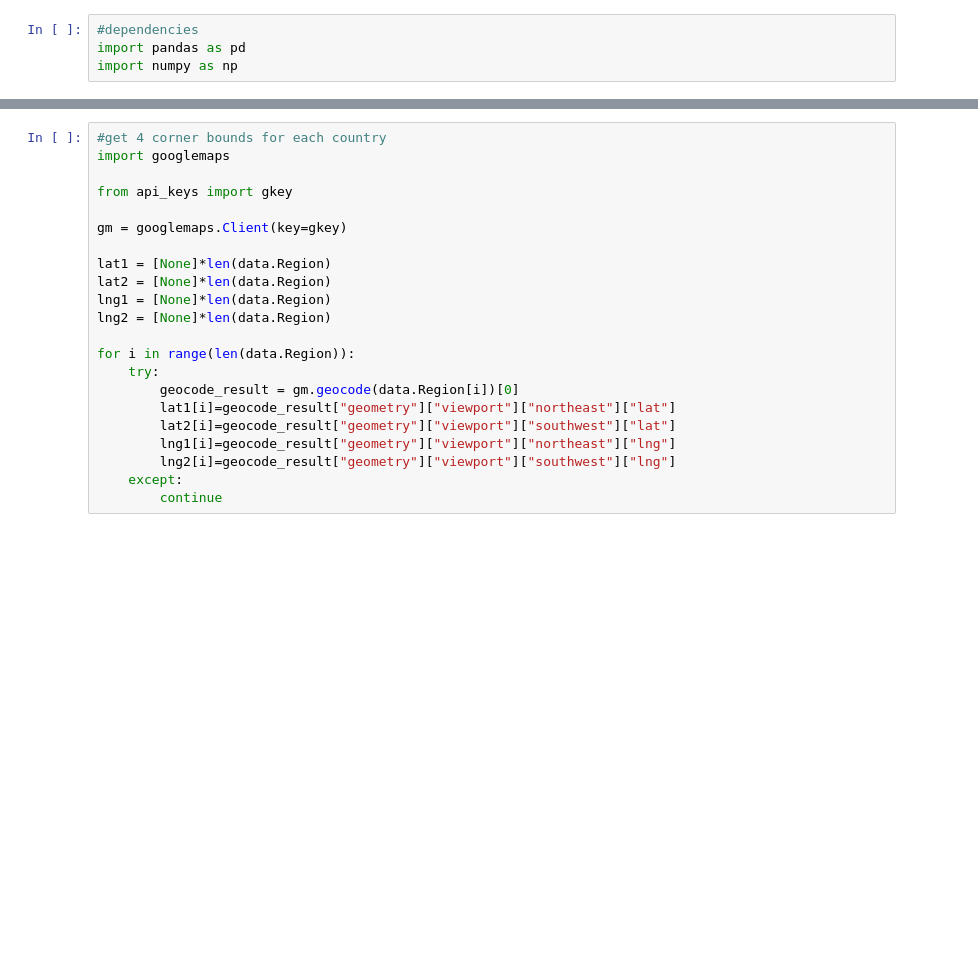
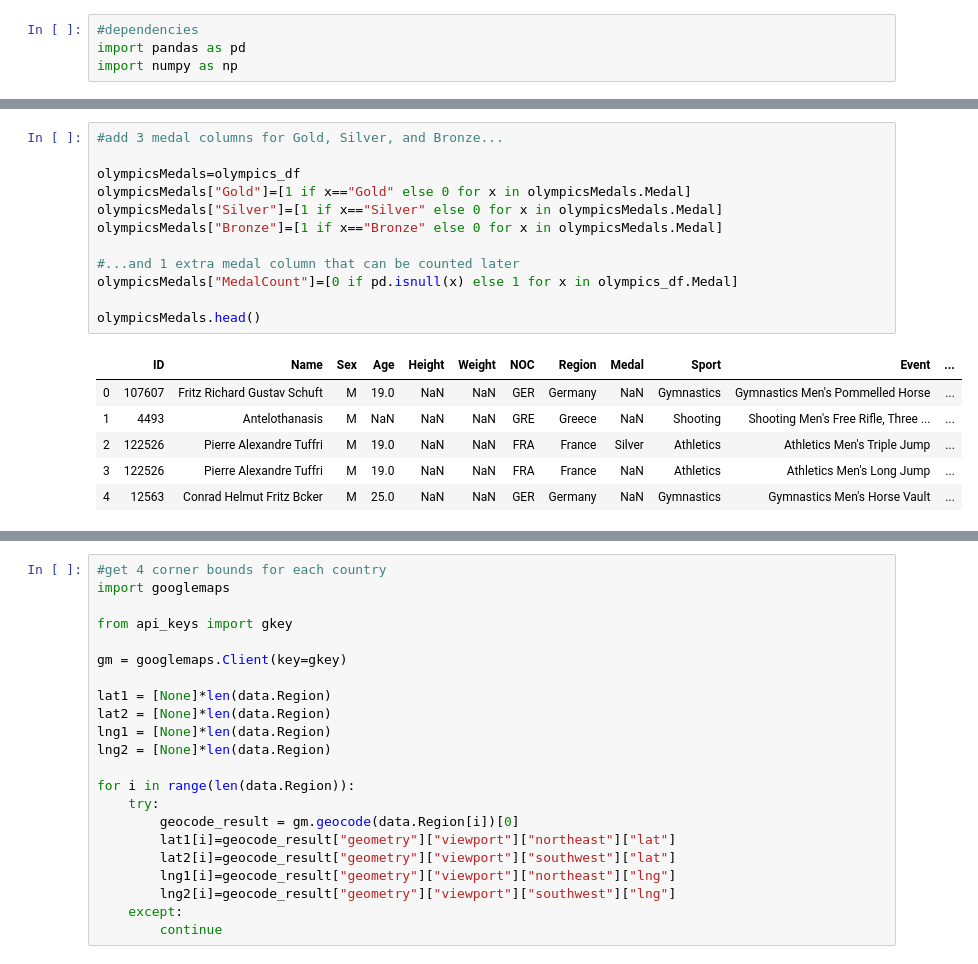
Before and after one commit to shashanksheth/project-dividebyzero, a Jupyter notebook: Pollution Data.ipynb, the cells around one changed output, grey strips where cells are left out. Saved outputs shown, nothing was run; the diff lists cells and outputs as text; blank space fills up the shorter version.

```diff
--- a/Pollution Data.ipynb
+++ b/Pollution Data.ipynb
@@ -17,0 +18,19 @@ data.head()
+# %%
+#add 3 medal columns for Gold, Silver, and Bronze...
+
+olympicsMedals=olympics_df
+olympicsMedals["Gold"]=[1 if x=="Gold" else 0 for x in olympicsMedals.Medal]
+olympicsMedals["Silver"]=[1 if x=="Silver" else 0 for x in olympicsMedals.Medal]
+olympicsMedals["Bronze"]=[1 if x=="Bronze" else 0 for x in olympicsMedals.Medal]
+
+#...and 1 extra medal column that can be counted later
+olympicsMedals["MedalCount"]=[0 if pd.isnull(x) else 1 for x in olympics_df.Medal]
+
+olympicsMedals.head()
+# %% [output]
+|  | ID | Name | Sex | Age | Height | Weight | NOC | Region | Medal | Sport | Event | ... |
+| 0 | 107607 | Fritz Richard Gustav Schuft | M | 19.0 | NaN | NaN | GER | Germany | NaN | Gymnastics | Gymnastics Men's Pommelled Horse | ... |
+| 1 | 4493 | Antelothanasis | M | NaN | NaN | NaN | GRE | Greece | NaN | Shooting | Shooting Men's Free Rifle, Three ... | ... |
+| 2 | 122526 | Pierre Alexandre Tuffri | M | 19.0 | NaN | NaN | FRA | France | Silver | Athletics | Athletics Men's Triple Jump | ... |
+| 3 | 122526 | Pierre Alexandre Tuffri | M | 19.0 | NaN | NaN | FRA | France | NaN | Athletics | Athletics Men's Long Jump | ... |
+| 4 | 12563 | Conrad Helmut Fritz Bcker | M | 25.0 | NaN | NaN | GER | Germany | NaN | Gymnastics | Gymnastics Men's Horse Vault | ... |
```
Also changed, not shown: parts of 9 cells of this notebook.
